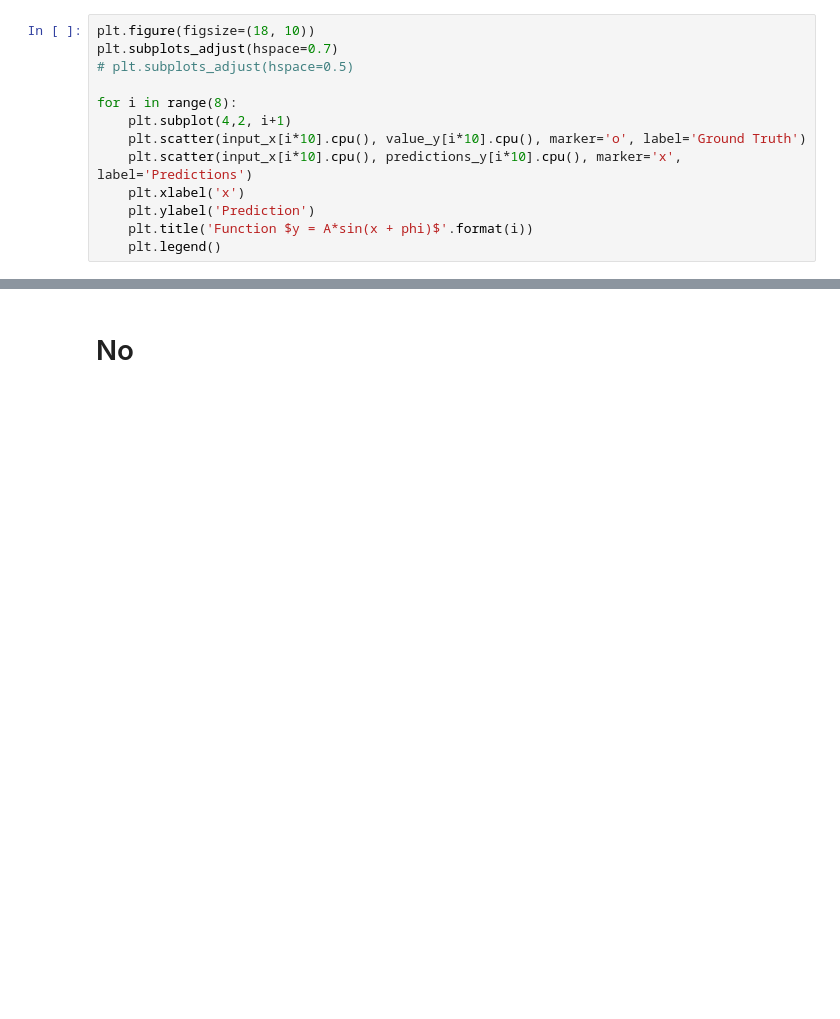
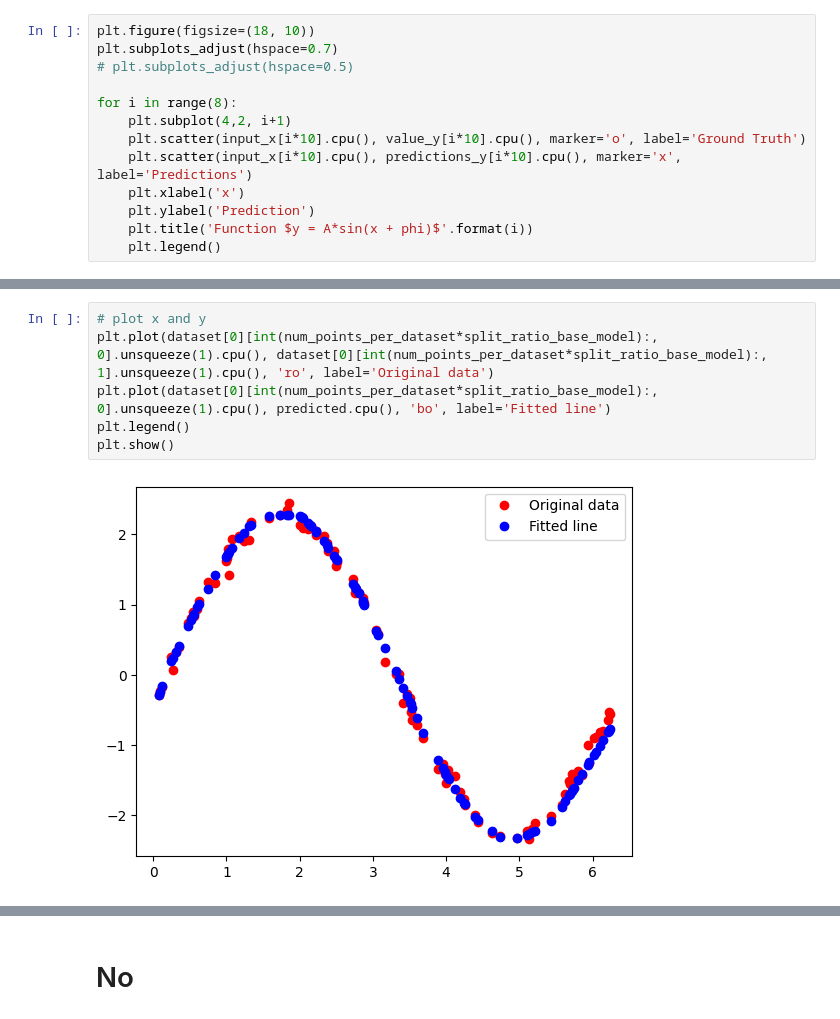
Before and after one commit to DhairyaShah981/cnaps-analysis, a Jupyter notebook: _2_autoregressive/cnaps_regression.ipynb, the cells around one changed output, grey strips where cells are left out. Cells and saved outputs as stored; diff of their text form; blank space fills up the shorter version.

```diff
--- a/_2_autoregressive/cnaps_regression.ipynb
+++ b/_2_autoregressive/cnaps_regression.ipynb
@@ -537,0 +600,8 @@ for i in range(8):
+# %%
+# plot x and y
+plt.plot(dataset[0][int(num_points_per_dataset*split_ratio_base_model):, 0].unsqueeze(1).cpu(), dataset[0][int(num_points_per_dataset*split_ratio_base_model):, 1].unsqueeze(1).cpu(), 'ro', label='Original data')
+plt.plot(dataset[0][int(num_points_per_dataset*split_ratio_base_model):, 0].unsqueeze(1).cpu(), predicted.cpu(), 'bo', label='Fitted line')
+plt.legend()
+plt.show()
+# %% [output]
+[figure, added]
```
Also changed, not shown: parts of 14 cells of this notebook, 53 other files.
